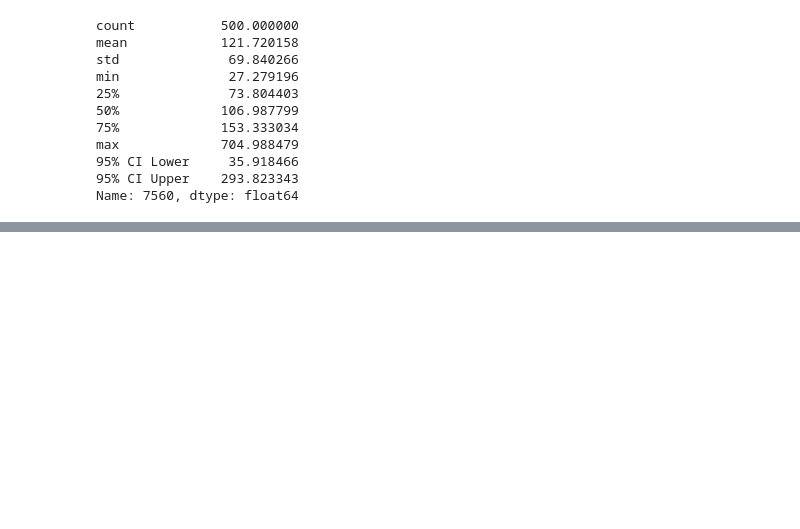
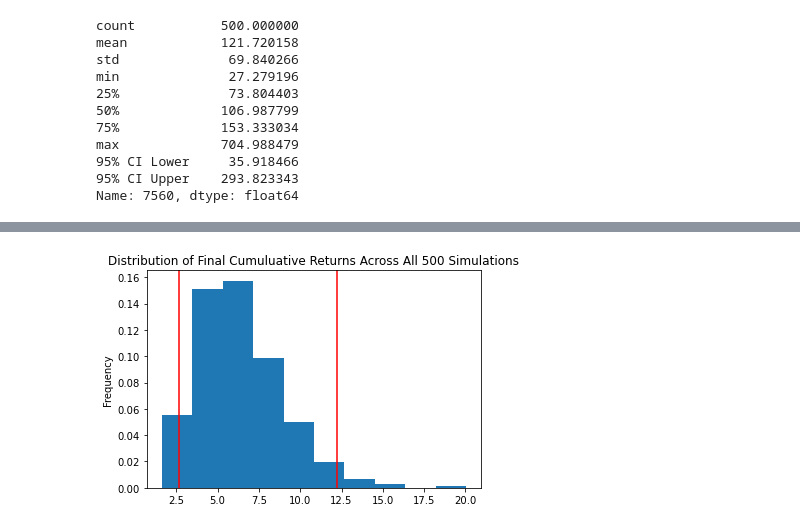
Before and after one commit to dhockenb/financial_planners, a Jupyter notebook: financial_planning.ipynb, the cells around one changed output, grey strips where cells are left out. Cells and saved outputs as stored; diff of their text form; code cells hidden in the pictures; blank space fills up the shorter version.

```diff
--- a/financial_planning.ipynb
+++ b/financial_planning.ipynb
@@ -330,0 +411,4 @@ Name: 7560, dtype: float64
+# %%
+MC_sim_dist_plot2 = MC_tenyear.plot_distribution()
+# %% [output]
+[figure, added]
```
Also changed, not shown: parts of 9 cells of this notebook.
